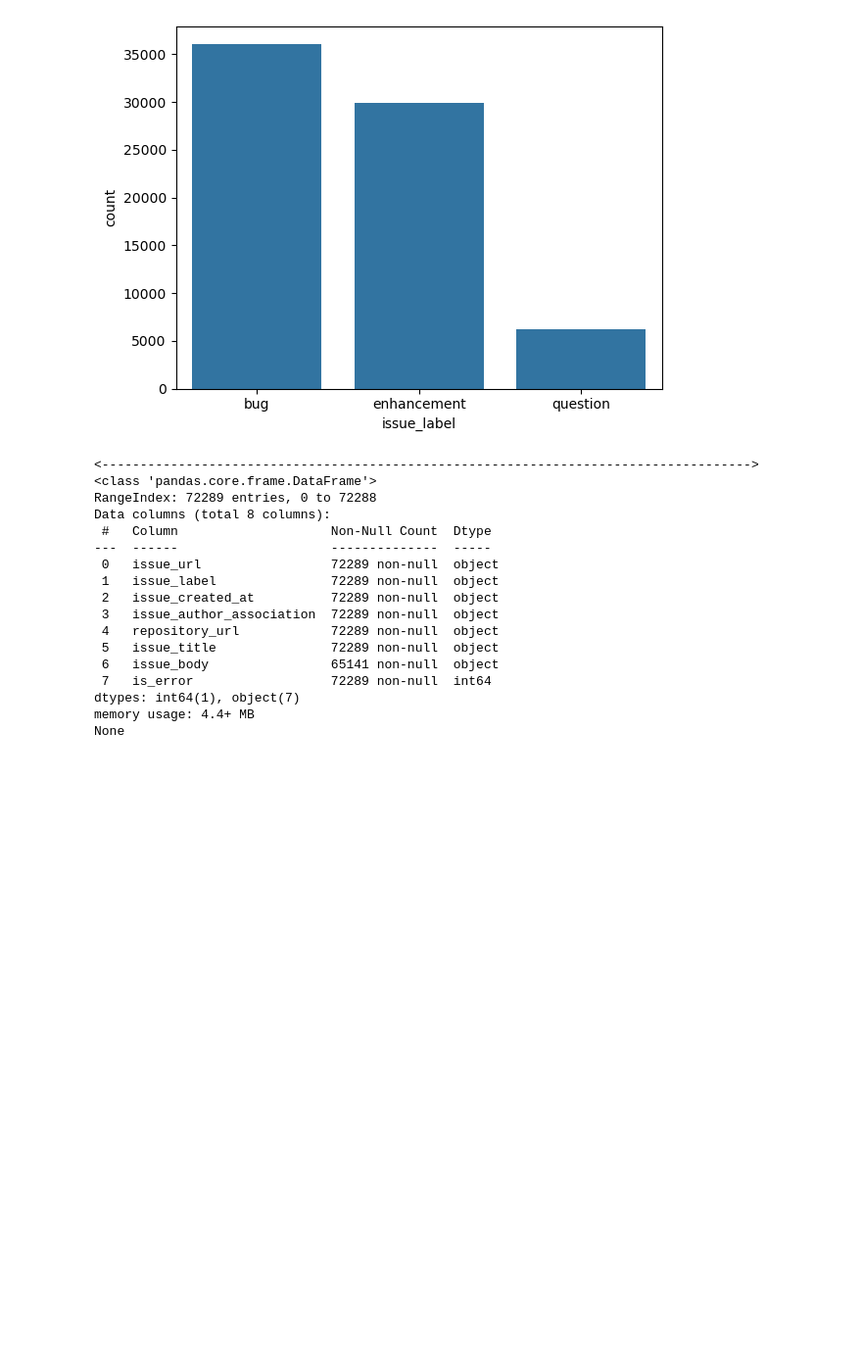
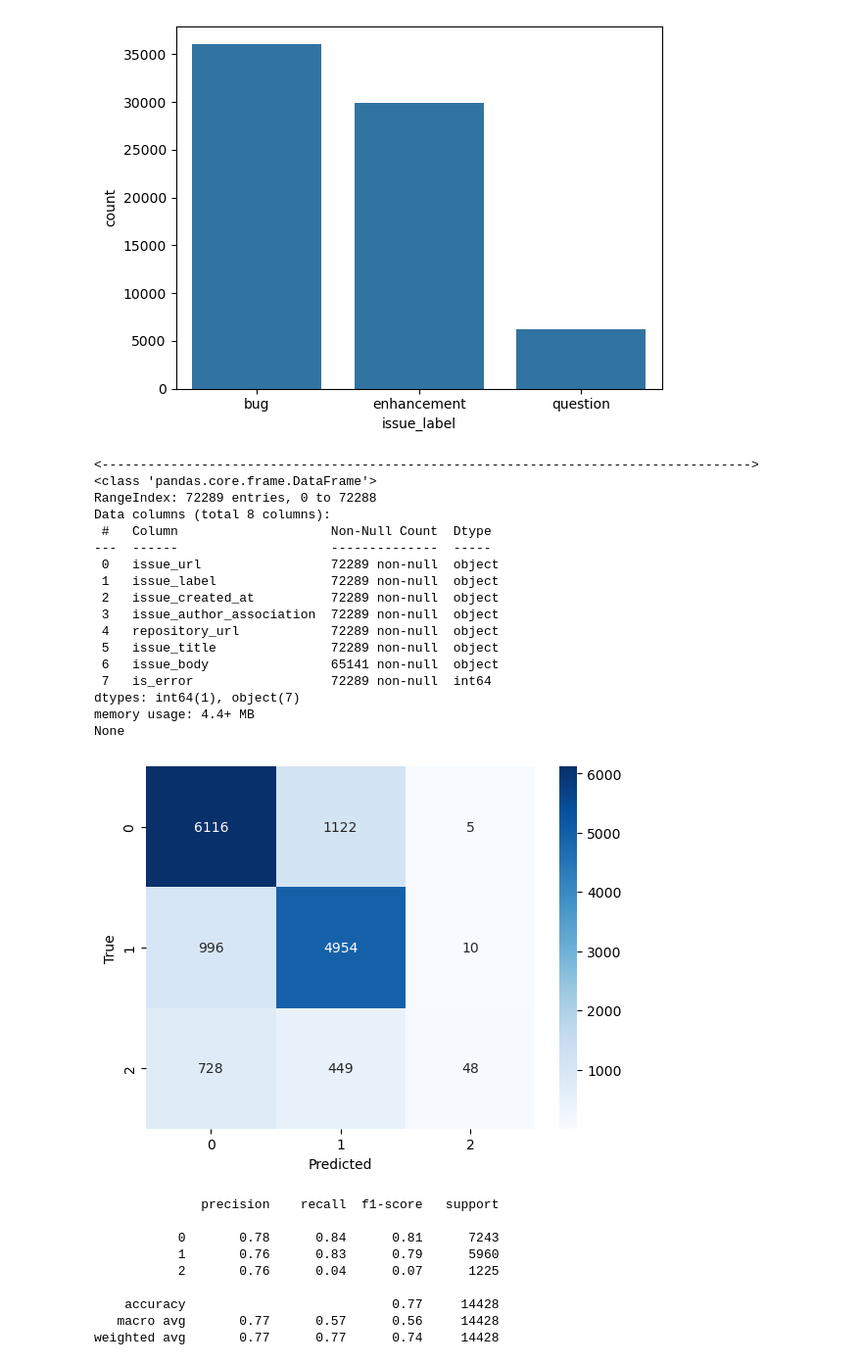
Before and after one commit to Tayebwa-ian/ML-Issue-Ticket-Categorization, a Jupyter notebook: models/random_forest.ipynb, the cells around one changed output. Shown: that part at 98% size. Drawn from its saved outputs; the diff is of its cells as text; code cells hidden in the pictures; blank space fills up the shorter version.

Commit message:
Training the model and evaluating performance

```diff
--- a/models/random_forest.ipynb
+++ b/models/random_forest.ipynb
@@ -177,36 +177,47 @@ def model_evaluater(X_test, y_test, model):
     y_pred = model.predict(X_test)
 
     # Classification report
     return {
         'report': classification_report(y_test, y_pred),
         'y_pred': y_pred,
     }
 
 def visualisation(y_pred, y_test):
     """visualise the model
     Arg:
         y_pred: predicted values
     """
     cm = confusion_matrix(y_test, y_pred)
     sns.heatmap(cm, annot=True, fmt='d', cmap='Blues')
     plt.xlabel('Predicted')
     plt.ylabel('True')
     plt.show()
 
 
 data = data_cleaner('dataset/sample1.csv')
 model_inputs = data.drop(columns=['issue_label'])
 labels = data['issue_label'].to_frame()
 #encode labels
 encoder = LabelEncoder()
 y = encoder.fit_transform(labels)
 
 X = data_preprocessor(model_inputs)
-#X_train, X_test, y_train, y_test = data_splitter(X, y)
+X_train, X_test, y_train, y_test = data_splitter(X, y)
 
-#model = model_trainer(X_train, y_train)
-#evaluation_data = model_evaluater(X_test, y_test, model)
-#y_pred = evaluation_data['y_pred']
-#visualisation(y_pred, y_test)
+model = model_trainer(X_train, y_train)
+evaluation_data = model_evaluater(X_test, y_test, model)
+y_pred = evaluation_data['y_pred']
+visualisation(y_pred, y_test)
 
-#print(evaluation_data['report'])
+print(evaluation_data['report'])
+# %% [output]
+[figure, added]
+              precision    recall  f1-score   support
+
+           0       0.78      0.84      0.81      7243
+           1       0.76      0.83      0.79      5960
+           2       0.76      0.04      0.07      1225
+
+    accuracy                           0.77     14428
+   macro avg       0.77      0.57      0.56     14428
+weighted avg       0.77      0.77      0.74     14428
```
Also changed, not shown: 2 other files.
